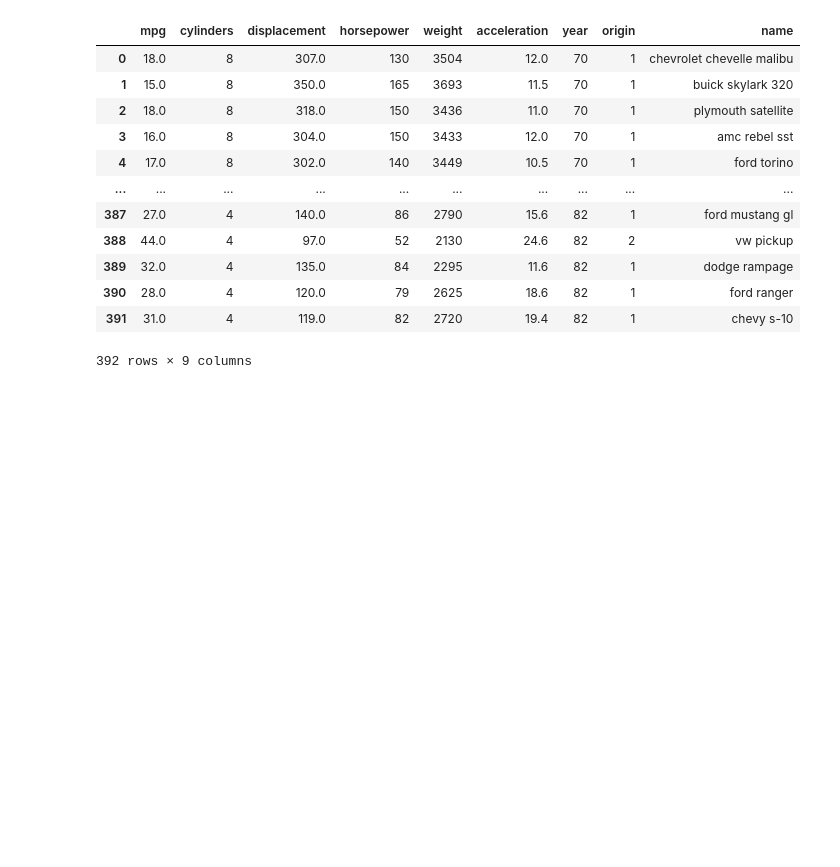
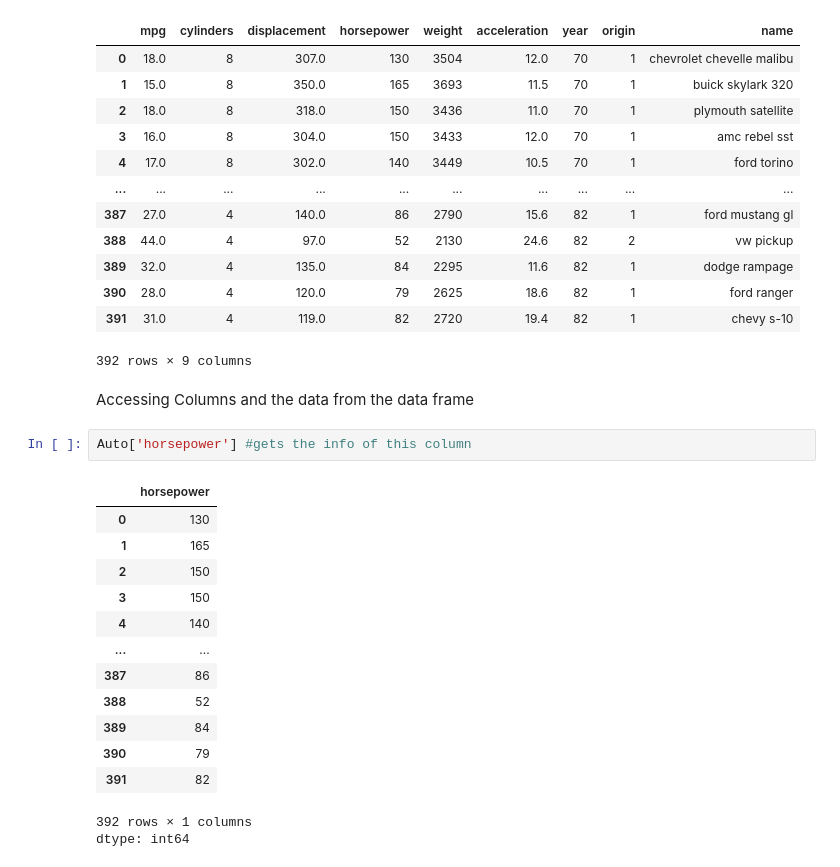
Before and after one commit to stellaPsyduck/followingStandfordSL, a Jupyter notebook: Chapter2_Test.ipynb, the cells around one changed output. Cells and saved outputs as stored; diff of their text form; blank space fills up the shorter version.

```diff
--- a/Chapter2_Test.ipynb
+++ b/Chapter2_Test.ipynb
@@ -147,3 +147,22 @@ Auto
 | 390 | 28.0 | 4 | 120.0 | 79 | 2625 | 18.6 | 82 | 1 | ford ranger |
 | 391 | 31.0 | 4 | 119.0 | 82 | 2720 | 19.4 | 82 | 1 | chevy s-10 |
 392 rows × 9 columns
+# %% [markdown]
+Accessing Columns and the data from the data frame
+# %%
+Auto['horsepower'] #gets the info of this column
+# %% [output]
+|  | horsepower |
+| 0 | 130 |
+| 1 | 165 |
+| 2 | 150 |
+| 3 | 150 |
+| 4 | 140 |
+| ... | ... |
+| 387 | 86 |
+| 388 | 52 |
+| 389 | 84 |
+| 390 | 79 |
+| 391 | 82 |
+392 rows × 1 columns
+dtype: int64
```
Also changed, not shown: parts of 11 cells of this notebook.
